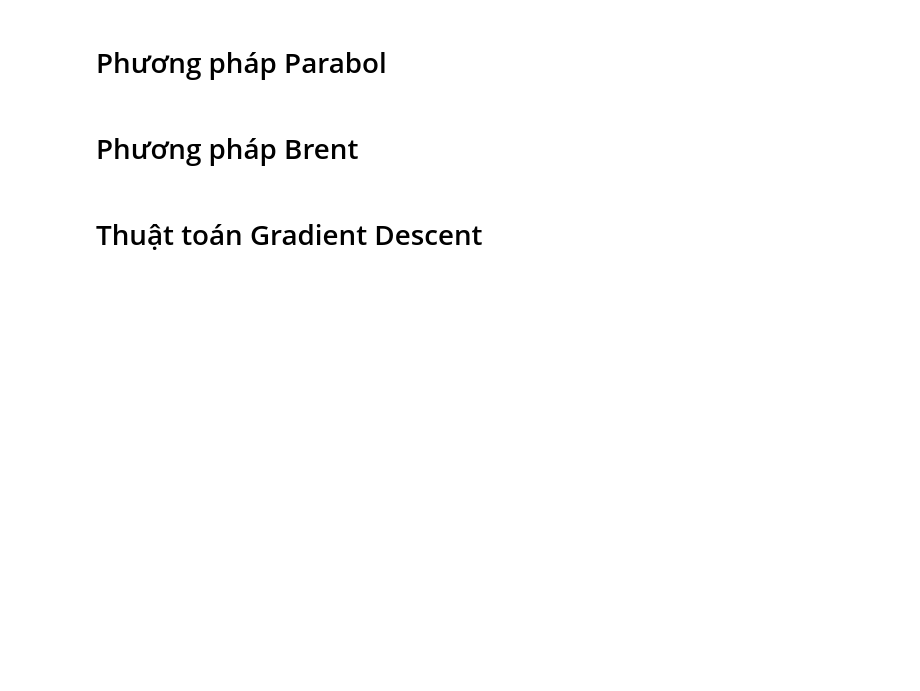
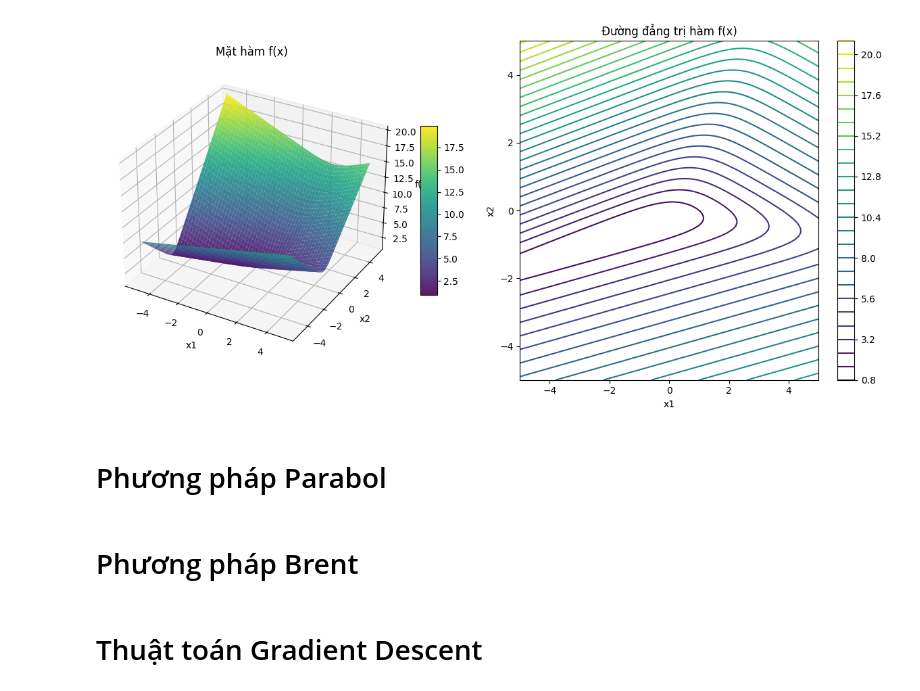
Before and after one commit to AkiraTomori/Gradient-and-Brent, a Jupyter notebook: 23127379.ipynb, the cells around one changed output. Drawn from its saved outputs; the diff is of its cells as text; code cells hidden in the pictures; blank space fills up the shorter version.

Commit message:
Update plot and experinemts

```diff
--- a/23127379.ipynb
+++ b/23127379.ipynb
@@ -15,14 +16,49 @@ x0 = np.array([0.0, 0.0])
 # %%
 # Cài đặt hàm f(x) đề bài yêu cầu và gradient của hàm f(x)
 def f(x: np.ndarray) -> float:
     return np.log(np.sum(np.exp(A @ x + b)))
 
 def grad_f(x: np.ndarray) -> np.ndarray:
     exps = np.exp(A @ x + b)
     return (exps @ A) / np.sum(exps)
 
 def phi_k(t, xk, dk):
     return f(xk - t * dk)
+
+x1 = np.linspace(-5, 5, 100)
+x2 = np.linspace(-5, 5, 100)
+X1, X2 = np.meshgrid(x1, x2)
+
+Z = np.zeros_like(X1)
+for i in range(X1.shape[0]):
+    for j in range(X1.shape[1]):
+        x = np.array([X1[i, j], X2[i, j]])
+        Z[i, j] = f(x)
+
+# Vẽ 2 biểu đồ song song
+fig = plt.figure(figsize=(12, 6))
+
+# Bên trái: phác họa đồ thị f(x)
+ax1 = fig.add_subplot(1, 2, 1, projection='3d')
+surf = ax1.plot_surface(X1, X2, Z, cmap='viridis', edgecolor='none', alpha=0.9)
+ax1.set_title('Mặt hàm f(x)')
+ax1.set_xlabel('x1')
+ax1.set_ylabel('x2')
+ax1.set_zlabel('f(x)')
+fig.colorbar(surf, ax=ax1, shrink=0.5, aspect=10)
+
+# Bên phải: các đường đẳng trị
+ax2 = fig.add_subplot(1, 2, 2)
+cont = ax2.contour(X1, X2, Z, levels=30, cmap='viridis')
+ax2.set_title('Đường đẳng trị hàm f(x)')
+ax2.set_xlabel('x1')
+ax2.set_ylabel('x2')
+fig.colorbar(cont, ax=ax2)
+
+plt.tight_layout()
+plt.show()
+# %% [output]
+[figure, added]
 # %% [markdown]
 # Phương pháp Parabol
 # %%
```
Also changed, not shown: parts of 7 cells of this notebook.
